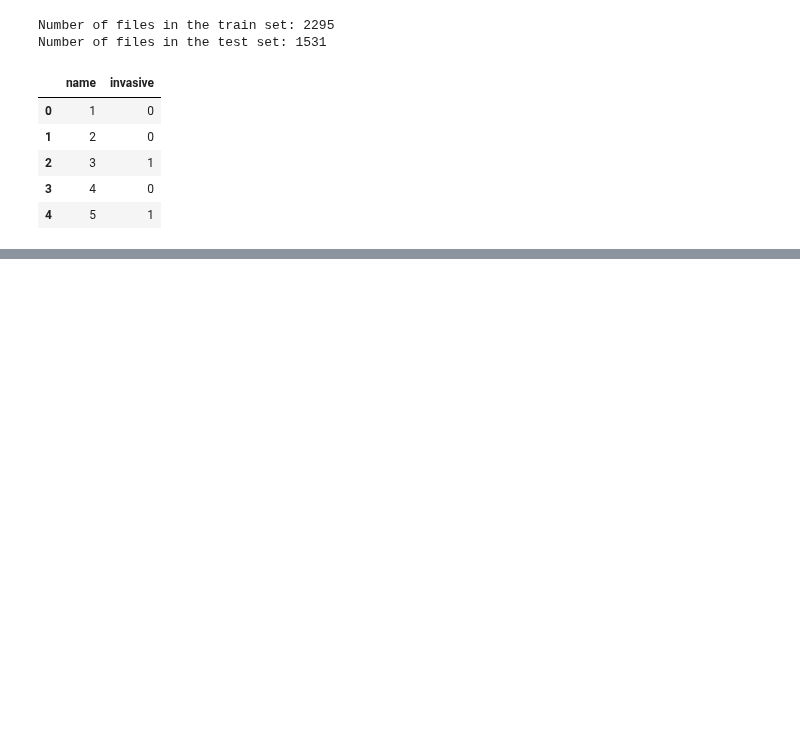
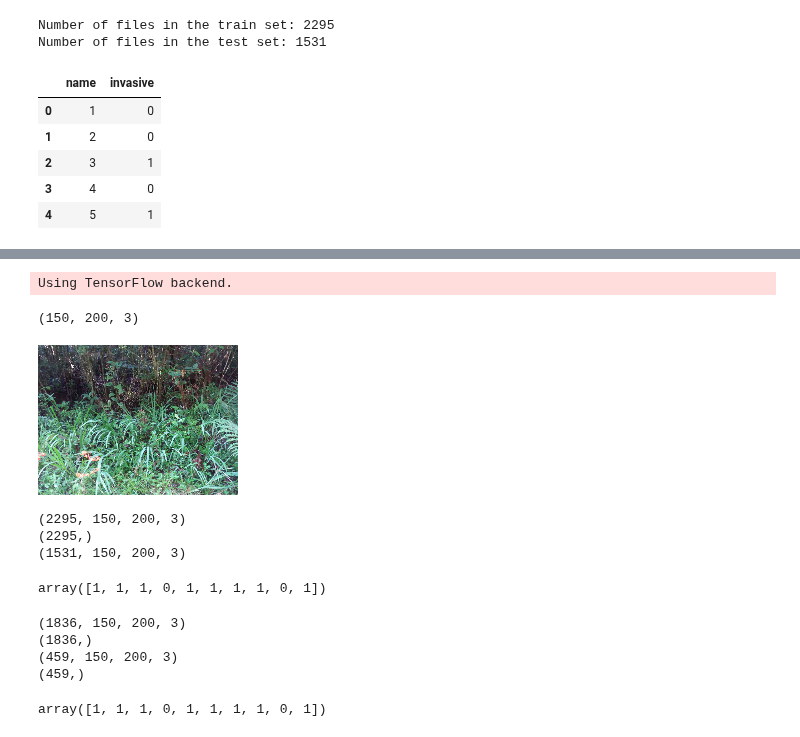
Before and after one commit to alekseisolovev/kaggle, a Jupyter notebook: invasive-species/nn_vgg16.ipynb, the cells around one changed output, grey strips where cells are left out. Drawn from its saved outputs; the diff is of its cells as text; code cells hidden in the pictures; blank space fills up the shorter version.

```diff
--- a/invasive-species/nn_vgg16.ipynb
+++ b/invasive-species/nn_vgg16.ipynb
@@ -59,8 +20,0 @@ y_val = np.array(train_labels.invasive.values[1500:])
-# %%
-for i in range(1500):
-    tr_im = io.imread('train/' + str(i+1) + '.jpg')
-    X_train[i] = transform.resize(tr_im, output_shape=(150, 200, 3))
-
-for i in range(795):
-    val_im = io.imread('train/' + str(i+796) + '.jpg')
-    X_val[i] = transform.resize(val_im, output_shape=(150, 200, 3))
@@ -66,0 +31,20 @@ for i in range(795):
+# %%
+from keras.preprocessing.image import ImageDataGenerator, array_to_img, img_to_array, load_img
+from tqdm import tqdm
+
+X_train, X_test = [], []
+
+for i in tqdm(train_labels.name):
+    img = load_img('train/{}.jpg'.format(i), target_size=(150,200))
+    img = img_to_array(img)
+    X_train.append(img)
+# %% [output]
+Using TensorFlow backend.
+# %%
+X_train[0].shape
+# %% [output]
+(150, 200, 3)
+# %%
+array_to_img(X_train[0])
+# %% [output]
+[figure, added]
@@ -66,0 +56,34 @@ for i in range(795):
+# %%
+X_train = np.array(X_train, np.float32) / 255
+y_train = np.array(train_labels.invasive)
+X_test = np.array(X_test, np.float32) / 255
+
+print(X_train.shape)
+print(y_train.shape)
+print(X_test.shape)
+# %% [output]
+(2295, 150, 200, 3)
+(2295,)
+(1531, 150, 200, 3)
+# %%
+y_tr[:10]
+# %% [output]
+array([1, 1, 1, 0, 1, 1, 1, 1, 0, 1])
+# %%
+from sklearn.model_selection import train_test_split
+
+X_tr, X_te, y_tr, y_te = train_test_split(X_train, y_train, test_size=0.2, random_state=0)
+
+print(X_tr.shape)
+print(y_tr.shape)
+print(X_te.shape)
+print(y_te.shape)
+# %% [output]
+(1836, 150, 200, 3)
+(1836,)
+(459, 150, 200, 3)
+(459,)
+# %%
+y_tr[:10]
+# %% [output]
+array([1, 1, 1, 0, 1, 1, 1, 1, 0, 1])
```
Also changed, not shown: parts of 19 cells of this notebook.
